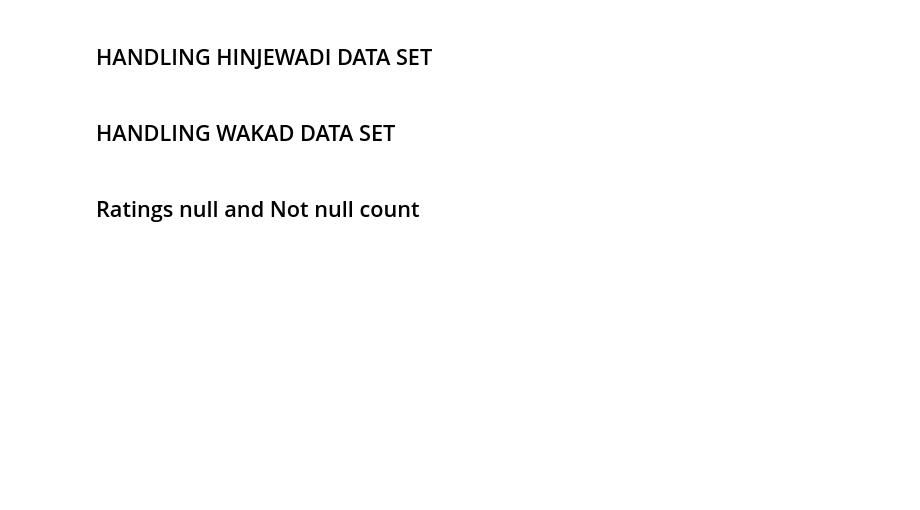
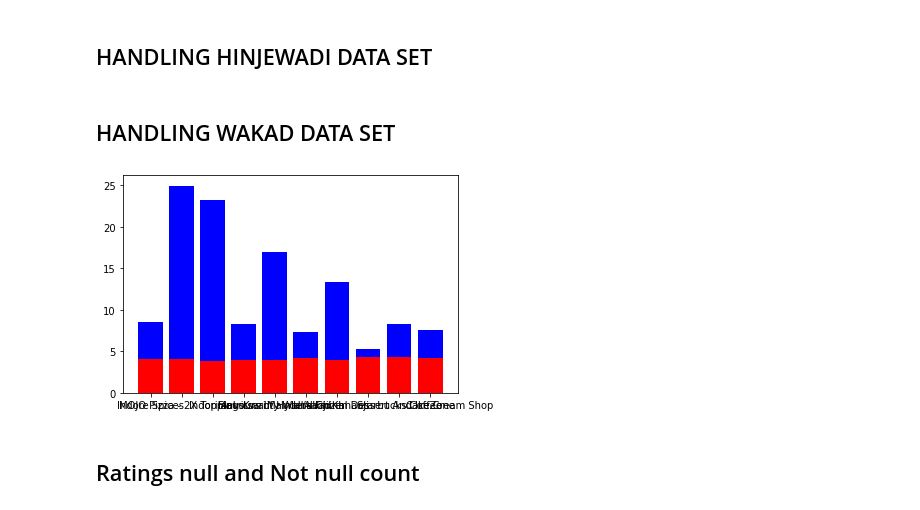
Before and after one commit to Ruthik27/Bed_Rest_and_Order_Services, a Jupyter notebook: new_data_zomato.ipynb, the cells around one changed output. Cells and saved outputs as stored; diff of their text form; code cells hidden in the pictures; blank space fills up the shorter version.

```diff
--- a/new_data_zomato.ipynb
+++ b/new_data_zomato.ipynb
@@ -106,7 +155,7 @@ baner_ratings
 # %%
 deliv = []
 for x in (baner_ratings['delivery_reviews']):
-    new_value = ( (x - 1.0) / (24300.0 - 1.0) ) * (5.0 - 0.0) + 0.0
+    new_value = ( (x - 1.0) / (2000.0 - 1.0) ) * (5.0 - 0.0) + 0.0
     new_value = round(new_value,2)
     noob = float(new_value)
     deliv.append(noob)
@@ -250,0 +227,11 @@ df.info()
+# %%
+x = baner_ratings['Name']
+y1 = baner_ratings['ratings']
+y2 = baner_ratings['deliv']
+
+
+plt.bar(x, y1, color='r')
+plt.bar(x, y2, bottom=y1, color='b')
+plt.show()
+# %% [output]
+[figure, added]
```
Also changed, not shown: parts of 27 cells of this notebook, 1 other file.
